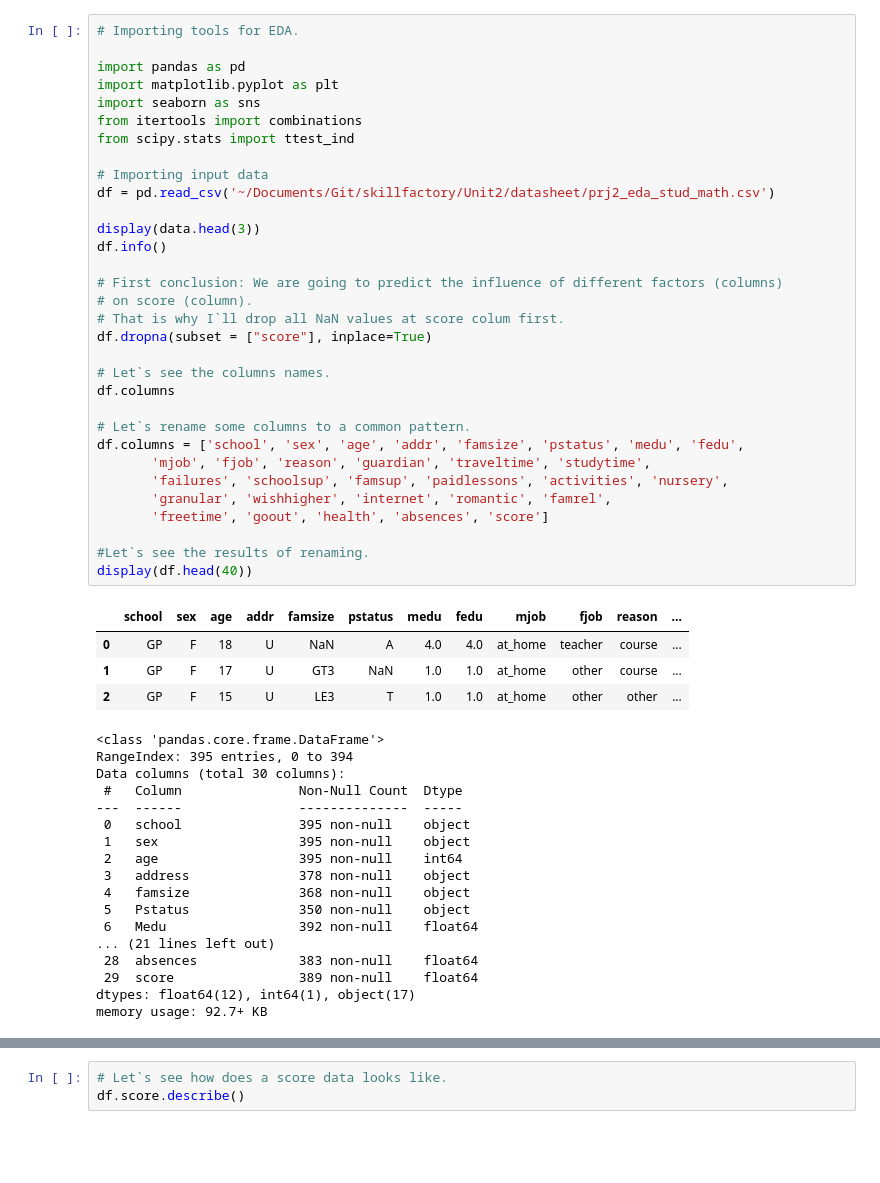
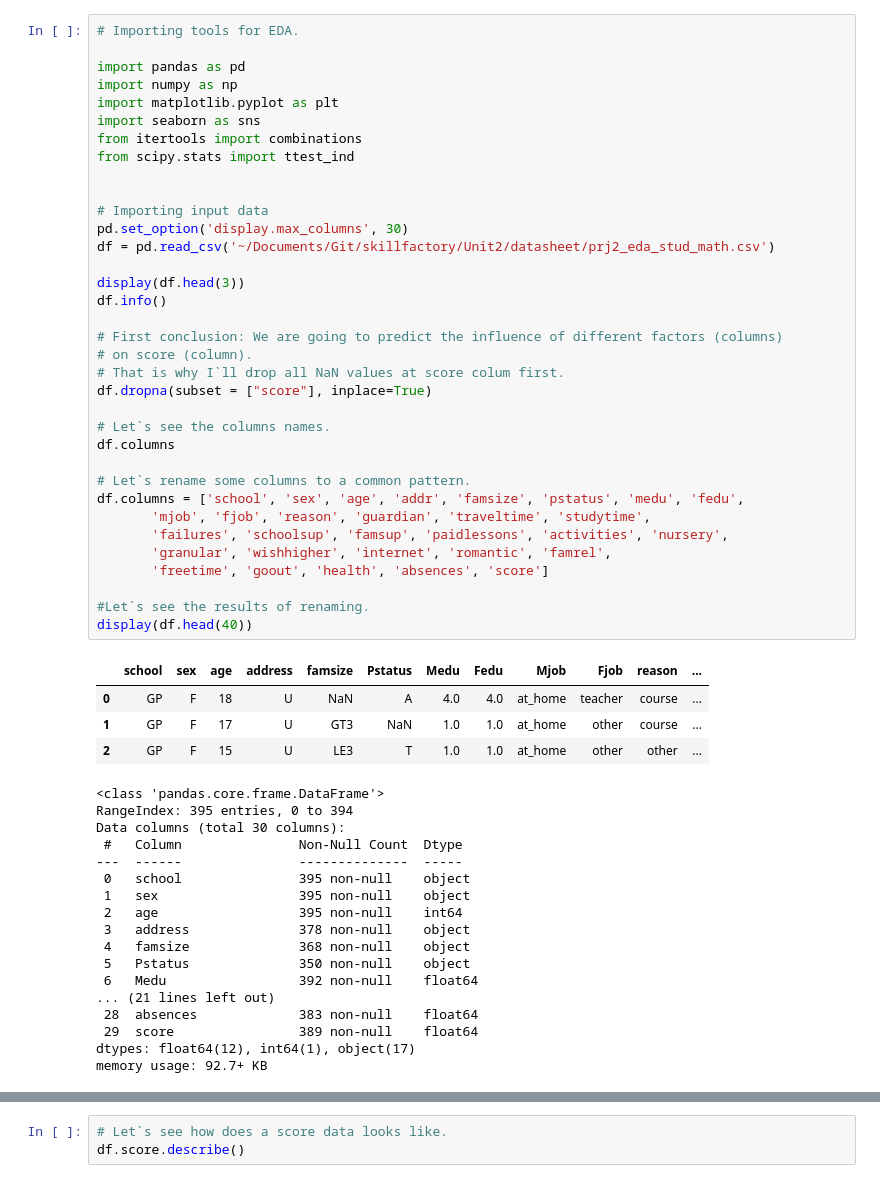
Before and after one commit to elynets/skillfactory, a Jupyter notebook: Unit2/Project_2.EDA_rds.ipynb, the cells around one changed output, grey strips where cells are left out. Saved outputs shown, nothing was run; the diff lists cells and outputs as text; blank space fills up the shorter version.

```diff
--- a/Unit2/Project_2.EDA_rds.ipynb
+++ b/Unit2/Project_2.EDA_rds.ipynb
@@ -2,36 +2,39 @@
 # Importing tools for EDA.
 
 import pandas as pd
+import numpy as np
 import matplotlib.pyplot as plt
 import seaborn as sns
 from itertools import combinations
 from scipy.stats import ttest_ind
 
+
 # Importing input data
+pd.set_option('display.max_columns', 30)
 df = pd.read_csv('~/Documents/Git/skillfactory/Unit2/datasheet/prj2_eda_stud_math.csv')
 
-display(data.head(3))
+display(df.head(3))
 df.info()
 
 # First conclusion: We are going to predict the influence of different factors (columns)
 # on score (column).
 # That is why I`ll drop all NaN values at score colum first.
 df.dropna(subset = ["score"], inplace=True)
 
 # Let`s see the columns names.
 df.columns
 
 # Let`s rename some columns to a common pattern.
 df.columns = ['school', 'sex', 'age', 'addr', 'famsize', 'pstatus', 'medu', 'fedu',
        'mjob', 'fjob', 'reason', 'guardian', 'traveltime', 'studytime',
        'failures', 'schoolsup', 'famsup', 'paidlessons', 'activities', 'nursery',
        'granular', 'wishhigher', 'internet', 'romantic', 'famrel',
        'freetime', 'goout', 'health', 'absences', 'score']
 
 #Let`s see the results of renaming.
 display(df.head(40))
 # %% [output]
-|  | school | sex | age | addr | famsize | pstatus | medu | fedu | mjob | fjob | reason | ... |
+|  | school | sex | age | address | famsize | Pstatus | Medu | Fedu | Mjob | Fjob | reason | ... |
 | 0 | GP | F | 18 | U | NaN | A | 4.0 | 4.0 | at_home | teacher | course | ... |
 | 1 | GP | F | 17 | U | GT3 | NaN | 1.0 | 1.0 | at_home | other | course | ... |
 | 2 | GP | F | 15 | U | LE3 | T | 1.0 | 1.0 | at_home | other | other | ... |
```
Also changed, not shown: parts of 5 cells of this notebook.
